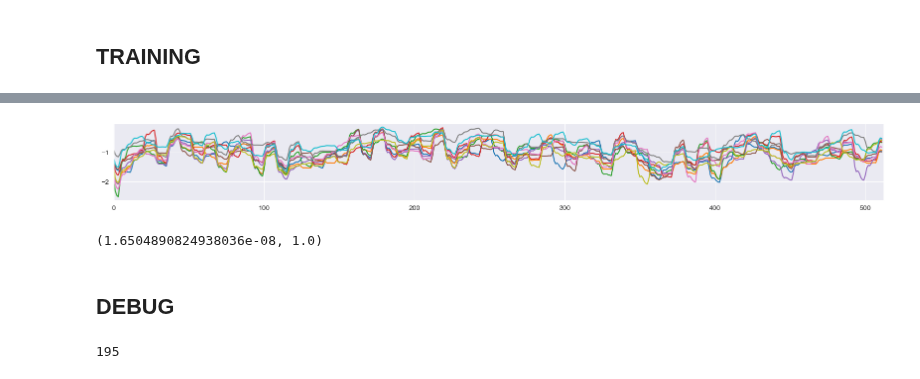
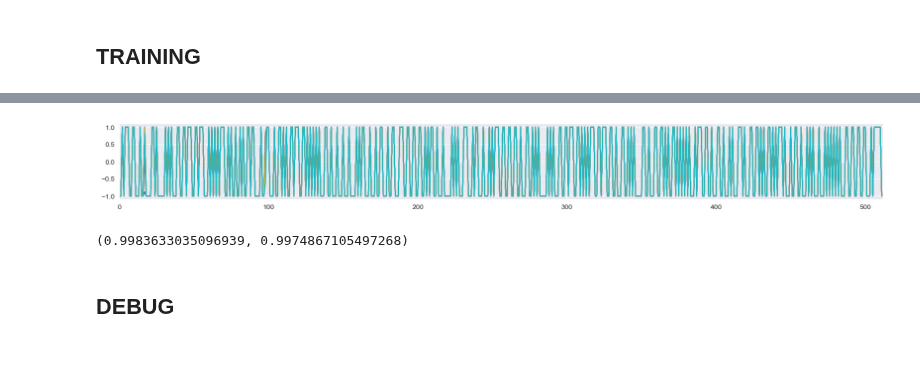
Before and after one commit to Yeganehfrh/EEGModalNet, a Jupyter notebook: notebooks/cWGAN.ipynb, the cells around one changed output, grey strips where cells are left out. Saved outputs shown, nothing was run; the diff lists cells and outputs as text; code cells hidden in the pictures.

```diff
--- a/notebooks/cWGAN.ipynb
+++ b/notebooks/cWGAN.ipynb
@@ -49,7 +49,7 @@ def plot_onebyone(x_gen, x, n_seg=5, ch=0, time_dim=512):
         plt.legend()
         plt.show()
 
-def plot_overlap(x, n_seg=5, ch=0, time_dim=512, start_from=0):
+def plot_overlap(x, n_seg=5, ch=0, time_dim=512, start_from=0, time_first=True):
     plt.figure(figsize=(20, 2))
     for i in range(start_from, start_from+n_seg):
         plt.plot(x[i, :time_dim, ch])
@@ -57,7 +57,7 @@ def plot_overlap(x, n_seg=5, ch=0, time_dim=512, start_from=0):
     plt.show()
 
 def plot_psd(x, fmin=1, fmax=60, n_fft=512, label='real', show=True):
-    psd, freq = mne.time_frequency.psd_array_welch(x.flatten(0, 1).permute(1, 0).numpy(), sfreq=128, fmin=fmin, fmax=fmax, n_fft=n_fft)
+    psd, freq = mne.time_frequency.psd_array_welch(x.permute(0, 2, 1).flatten(0, 1).permute(1, 0).numpy(), sfreq=128, fmin=fmin, fmax=fmax, n_fft=n_fft)
     plt.plot(freq, 10*np.log10(psd.mean(0)), label=label)
     plt.xlabel('Frequency (Hz)')
     plt.ylabel('Power Spectral Density (dB/Hz)')
@@ -164,7 +164,7 @@ ch_ids = find_channel_ids(xarray, ch_list)
 x = x[:, ch_ids, 440:]
 if filtering:
     x = mne.filter.filter_data(x, 128, 1, None, method='fir', verbose=False)  # filter data
-x = torch.tensor(x).unfold(2, time_dim, time_dim).permute(0, 2, 3, 1).flatten(0, 1)
+x = torch.tensor(x).unfold(2, time_dim, time_dim).permute(0, 2, 1, 3).flatten(0, 1)
 sub = np.arange(0, n_subject).repeat(x.shape[0]//n_subject)[:, np.newaxis]
 data = {'x': x, 'sub': sub}
 # %% [markdown]
@@ -212,25 +231,22 @@ plot_step_losses(step_loss_history)
 # %%
-emb_layer = cwgan_gp.emb_layer
-sub_labels = emb_layer(torch.tensor(sub, device='mps')).squeeze()
+emb_layer = cwgan_gp.generator.emb_layer_g
+gen_labels = torch.randint(0, n_subject, (len(x), 1)).to('mps')
 noise = keras.random.normal((len(x), latent_dim), mean=x.mean(), stddev=x.std())
 
 # train discriminator
-fake_data = cwgan_gp.generator(torch.cat((noise, sub_labels), dim=1)).detach().cpu()
+fake_data = cwgan_gp.generator(noise, gen_labels).detach().cpu().permute(0, 2, 1)
 
 plot_overlap(fake_data, n_seg=10, start_from=20)
 # %% [output]
-[figure, old version]
+[figure, new version]
 # %%
-real_data_labels = torch.cat((x.squeeze(), sub_labels.to(x.device)), dim=-1)
-fake_data_labels = torch.cat((fake_data.squeeze(), sub_labels.to(fake_data.device)), dim=-1)
+fake_data = cwgan_gp.generator(noise, gen_labels).detach()
+real_data = x.to(torch.float32).to('mps')
+sub_labels = torch.tensor(sub).to('mps')
 def sigmoid(x):
     return 1 / (1 + np.exp(-x))
-sigmoid(cwgan_gp.critic(fake_data_labels).mean().item()), sigmoid(cwgan_gp.critic(real_data_labels).mean().item())
+sigmoid(cwgan_gp.critic(fake_data, sub_labels).mean().item()), sigmoid(cwgan_gp.critic(real_data, sub_labels).mean().item())
 # %% [output]
-(1.6504890824938036e-08, 1.0)
+(0.9983633035096939, 0.9974867105497268)
 # %% [markdown]
 ## DEBUG
-# %%
-64*3 + 3
-# %% [output]
-195
```
Also changed, not shown: parts of 9 cells of this notebook, 1 other file.
